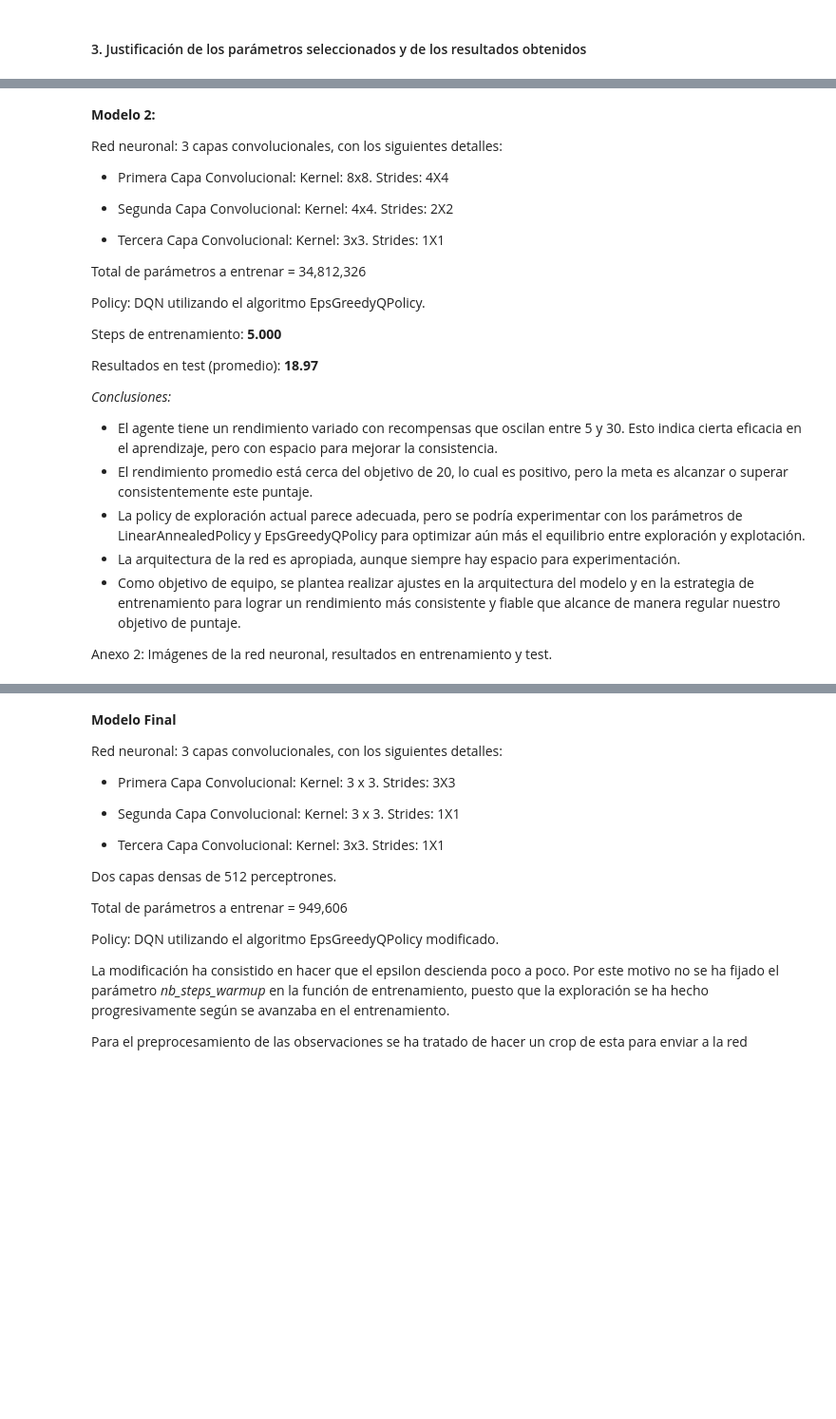
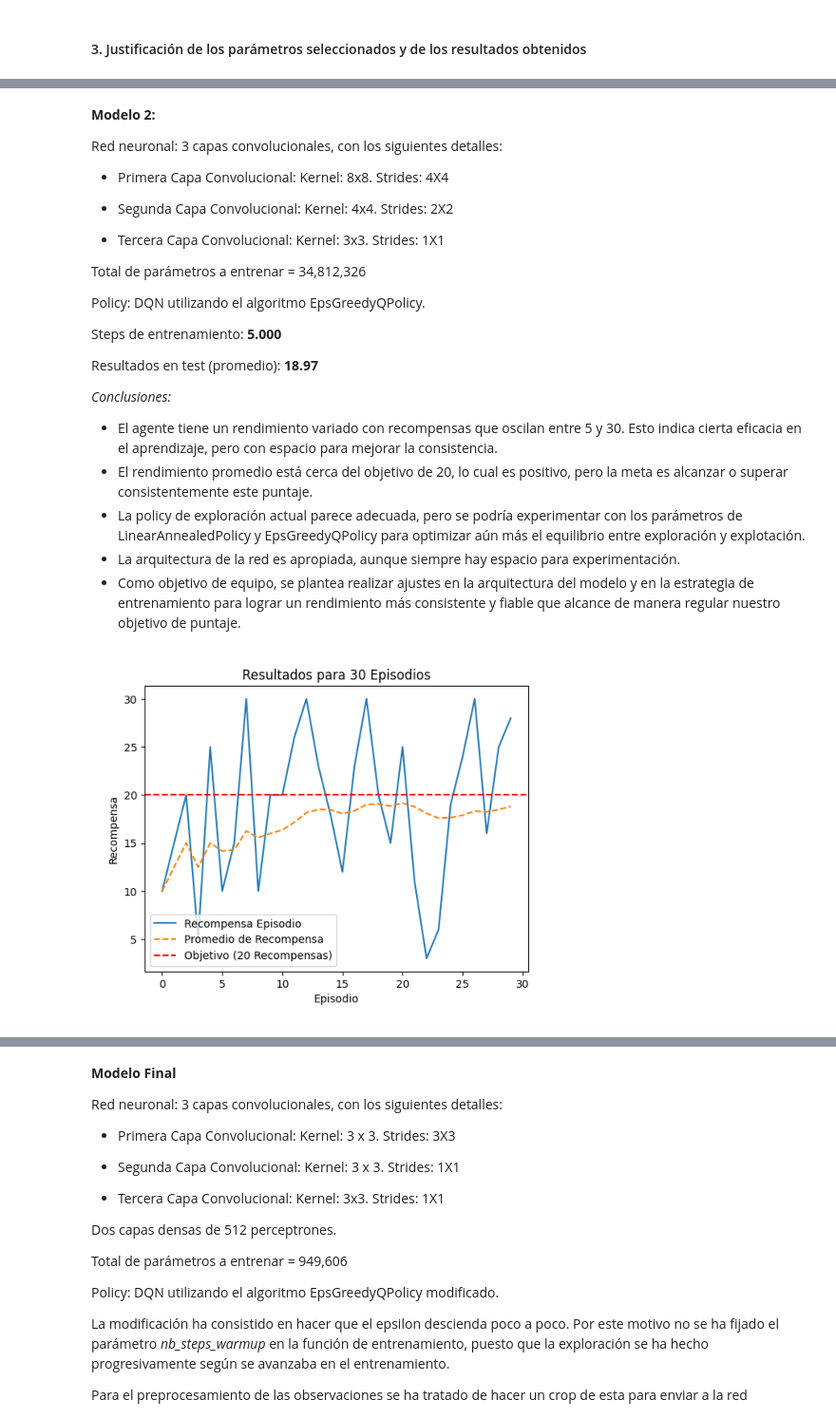
Before and after one commit to EmaSuriano/pytorch-demo, a Jupyter notebook: entrega/Proyecto práctico.ipynb, the cells around one changed output, grey strips where cells are left out. Shown: that part at 95% size. Cells and saved outputs as stored; diff of their text form; code cells hidden in the pictures; blank space fills up the shorter version.

```diff
--- a/entrega/Proyecto práctico.ipynb
+++ b/entrega/Proyecto práctico.ipynb
@@ -499,8 +505,14 @@ Resultados en test (promedio): **18.97**
 - La policy de exploración actual parece adecuada, pero se podría experimentar con los parámetros de LinearAnnealedPolicy y EpsGreedyQPolicy para optimizar aún más el equilibrio entre exploración y explotación.
 - La arquitectura de la red es apropiada, aunque siempre hay espacio para experimentación.
 - Como objetivo de equipo, se plantea realizar ajustes en la arquitectura del modelo y en la estrategia de entrenamiento para lograr un rendimiento más consistente y fiable que alcance de manera regular nuestro objetivo de puntaje.
-
-Anexo 2: Imágenes de la red neuronal, resultados en entrenamiento y test.
+# %%
+import matplotlib.image as mpimg
+
+plt.imshow(mpimg.imread('modelo-2.png'))
+plt.axis('off')
+plt.show()
+# %% [output]
+[figure, added]
 # %% [markdown]
 **Modelo 3:**
 
```
Also changed, not shown: parts of 4 cells of this notebook.
